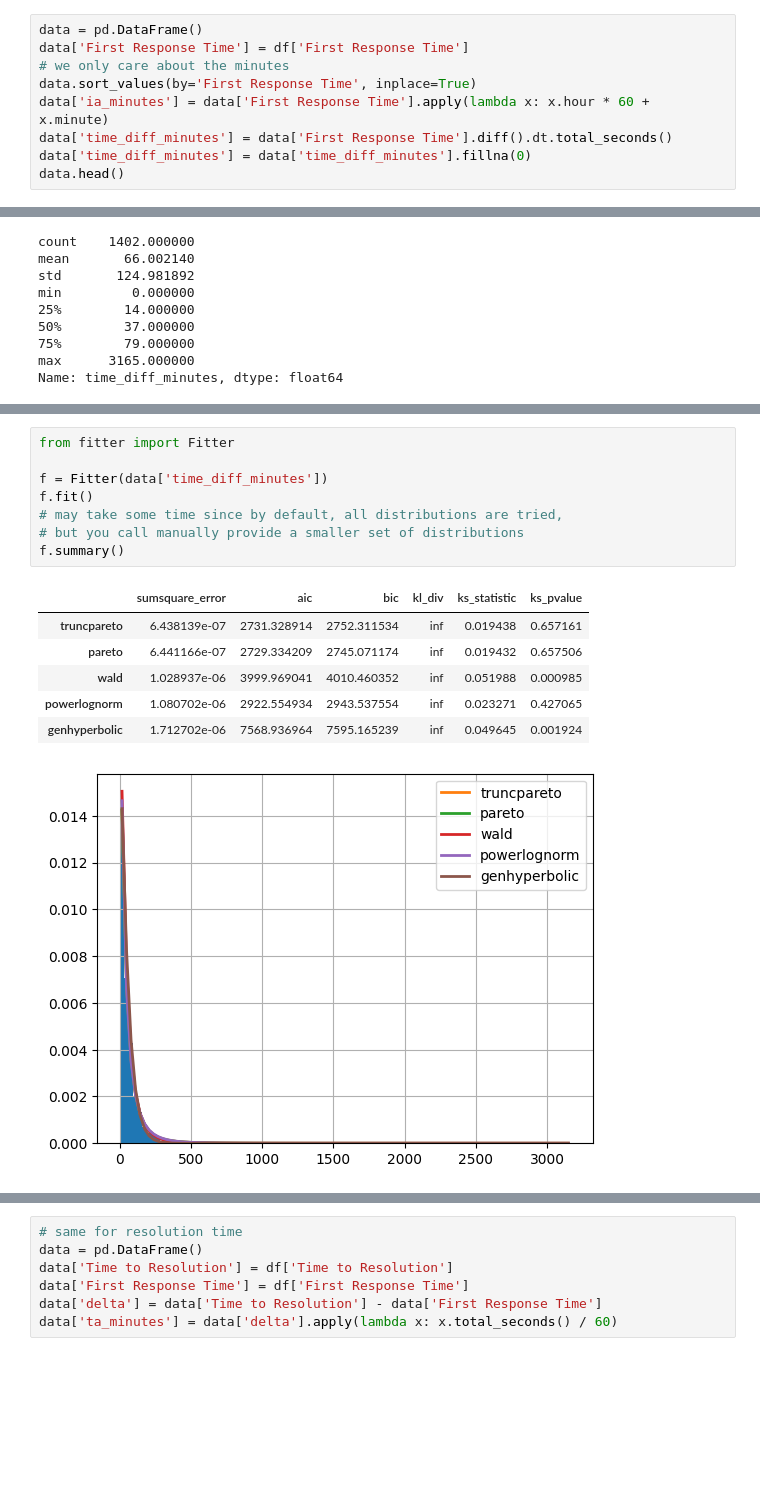
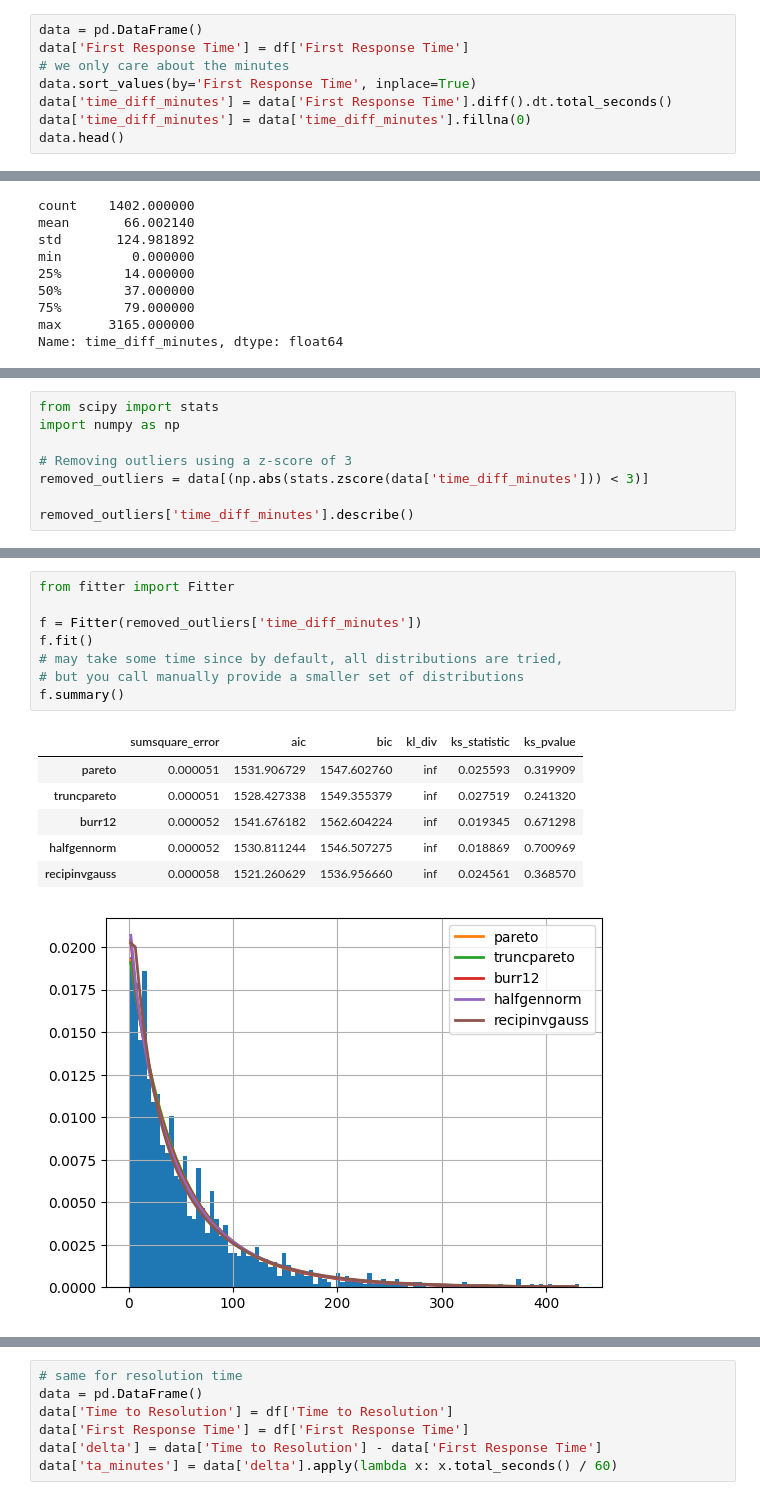
Before and after one commit to JuanCruzCaggiano/Simulacion-TP6, a Jupyter notebook: notebooks/fit_pdf.ipynb, the cells around one changed output, grey strips where cells are left out. Drawn from its saved outputs; the diff is of its cells as text; blank space fills up the shorter version.

Commit message:
refactor: removed outliers

```diff
--- a/notebooks/fit_pdf.ipynb
+++ b/notebooks/fit_pdf.ipynb
@@ -32,7 +32,6 @@ data = pd.DataFrame()
 data['First Response Time'] = df['First Response Time']
 # we only care about the minutes
 data.sort_values(by='First Response Time', inplace=True)
-data['ia_minutes'] = data['First Response Time'].apply(lambda x: x.hour * 60 + x.minute)
 data['time_diff_minutes'] = data['First Response Time'].diff().dt.total_seconds()
 data['time_diff_minutes'] = data['time_diff_minutes'].fillna(0)
 data.head()
@@ -57,0 +66,8 @@ Name: time_diff_minutes, dtype: float64
+# %%
+from scipy import stats
+import numpy as np
+
+# Removing outliers using a z-score of 3
+removed_outliers = data[(np.abs(stats.zscore(data['time_diff_minutes'])) < 3)]
+
+removed_outliers['time_diff_minutes'].describe()
@@ -58,19 +91,19 @@ Name: time_diff_minutes, dtype: float64
 # %%
 from fitter import Fitter
 
-f = Fitter(data['time_diff_minutes'])
+f = Fitter(removed_outliers['time_diff_minutes'])
 f.fit()
 # may take some time since by default, all distributions are tried,
 # but you call manually provide a smaller set of distributions
 f.summary()
 # %% [output]
 |  | sumsquare_error | aic | bic | kl_div | ks_statistic | ks_pvalue |
-| truncpareto | 6.438139e-07 | 2731.328914 | 2752.311534 | inf | 0.019438 | 0.657161 |
-| pareto | 6.441166e-07 | 2729.334209 | 2745.071174 | inf | 0.019432 | 0.657506 |
-| wald | 1.028937e-06 | 3999.969041 | 4010.460352 | inf | 0.051988 | 0.000985 |
-| powerlognorm | 1.080702e-06 | 2922.554934 | 2943.537554 | inf | 0.023271 | 0.427065 |
-| genhyperbolic | 1.712702e-06 | 7568.936964 | 7595.165239 | inf | 0.049645 | 0.001924 |
+| pareto | 0.000051 | 1531.906729 | 1547.602760 | inf | 0.025593 | 0.319909 |
+| truncpareto | 0.000051 | 1528.427338 | 1549.355379 | inf | 0.027519 | 0.241320 |
+| burr12 | 0.000052 | 1541.676182 | 1562.604224 | inf | 0.019345 | 0.671298 |
+| halfgennorm | 0.000052 | 1530.811244 | 1546.507275 | inf | 0.018869 | 0.700969 |
+| recipinvgauss | 0.000058 | 1521.260629 | 1536.956660 | inf | 0.024561 | 0.368570 |
-[figure, old version]
+[figure, new version]
 # %%
 best_params_arrivals = f.get_best(method='sumsquare_error')
 print(best_params_arrivals)
```
Also changed, not shown: parts of 17 cells of this notebook.
